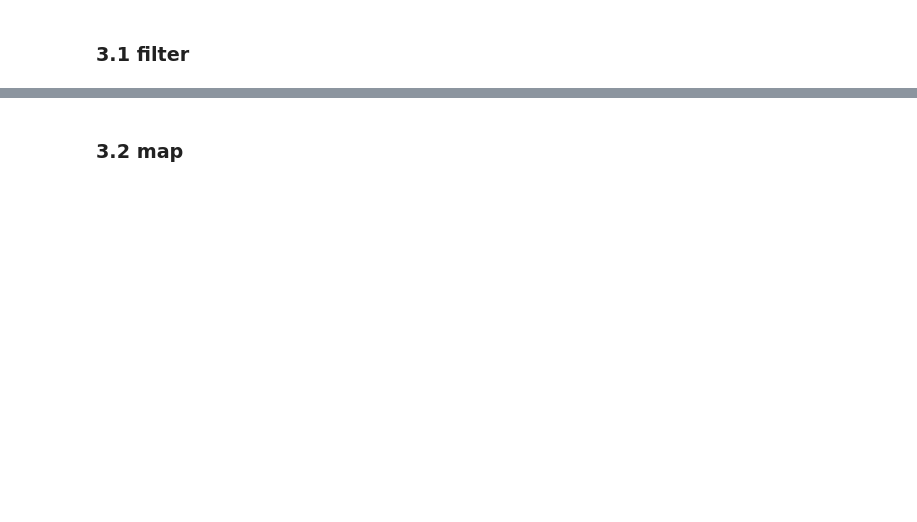
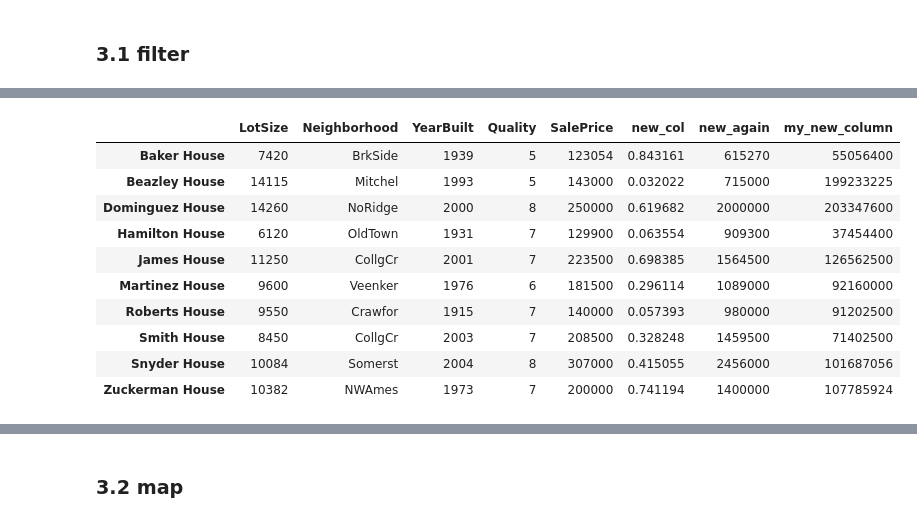
Before and after one commit to whiteboxml/teaching-ironhack-dataptmad-2011, a Jupyter notebook: week_05/pandas_intro/pandas_intro.ipynb, the cells around one changed output, grey strips where cells are left out. Saved outputs shown, nothing was run; the diff lists cells and outputs as text; code cells hidden in the pictures; blank space fills up the shorter version.

```diff
--- a/week_05/pandas_intro/pandas_intro.ipynb
+++ b/week_05/pandas_intro/pandas_intro.ipynb
@@ -664,3 +727,17 @@ df
+# %%
+display(df)
+# %% [output]
+|  | LotSize | Neighborhood | YearBuilt | Quality | SalePrice | new_col | new_again | my_new_column |
+| Baker House | 7420 | BrkSide | 1939 | 5 | 123054 | 0.843161 | 615270 | 55056400 |
+| Beazley House | 14115 | Mitchel | 1993 | 5 | 143000 | 0.032022 | 715000 | 199233225 |
+| Dominguez House | 14260 | NoRidge | 2000 | 8 | 250000 | 0.619682 | 2000000 | 203347600 |
+| Hamilton House | 6120 | OldTown | 1931 | 7 | 129900 | 0.063554 | 909300 | 37454400 |
+| James House | 11250 | CollgCr | 2001 | 7 | 223500 | 0.698385 | 1564500 | 126562500 |
+| Martinez House | 9600 | Veenker | 1976 | 6 | 181500 | 0.296114 | 1089000 | 92160000 |
+| Roberts House | 9550 | Crawfor | 1915 | 7 | 140000 | 0.057393 | 980000 | 91202500 |
+| Smith House | 8450 | CollgCr | 2003 | 7 | 208500 | 0.328248 | 1459500 | 71402500 |
+| Snyder House | 10084 | Somerst | 2004 | 8 | 307000 | 0.415055 | 2456000 | 101687056 |
+| Zuckerman House | 10382 | NWAmes | 1973 | 7 | 200000 | 0.741194 | 1400000 | 107785924 |
 # %%
 # dataframe
 lotsize_filter = df['LotSize'] > 10000
```
Also changed, not shown: parts of 37 cells of this notebook, 9 other files.
